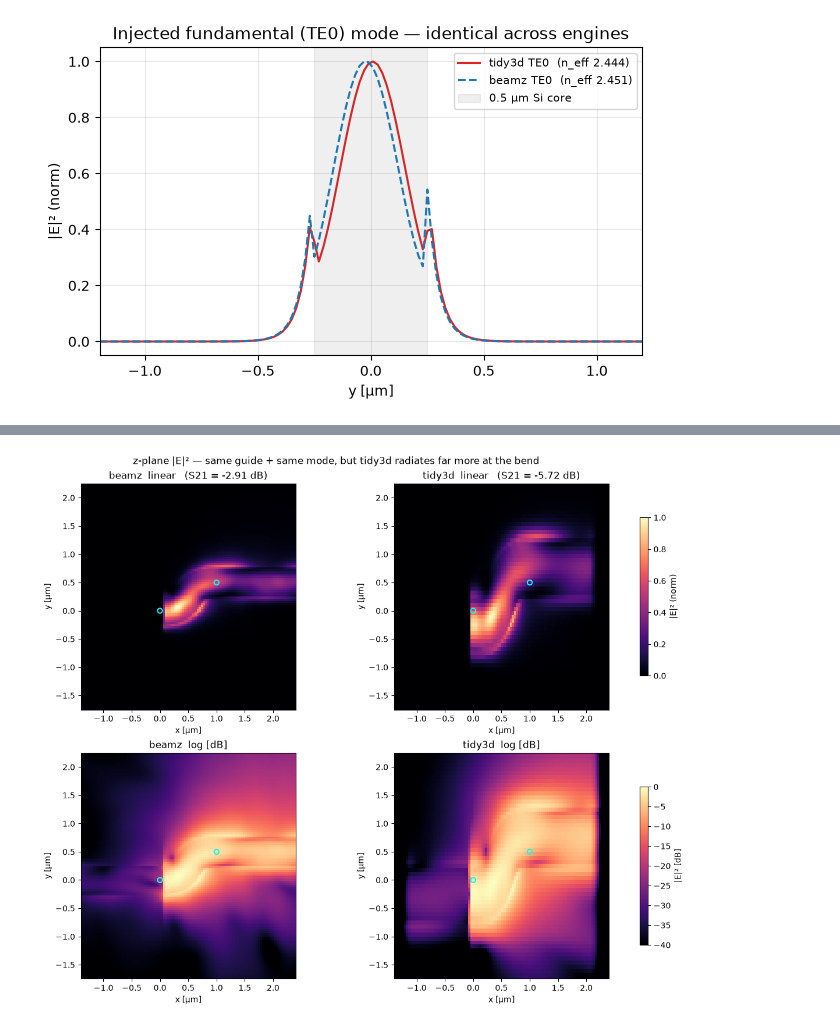
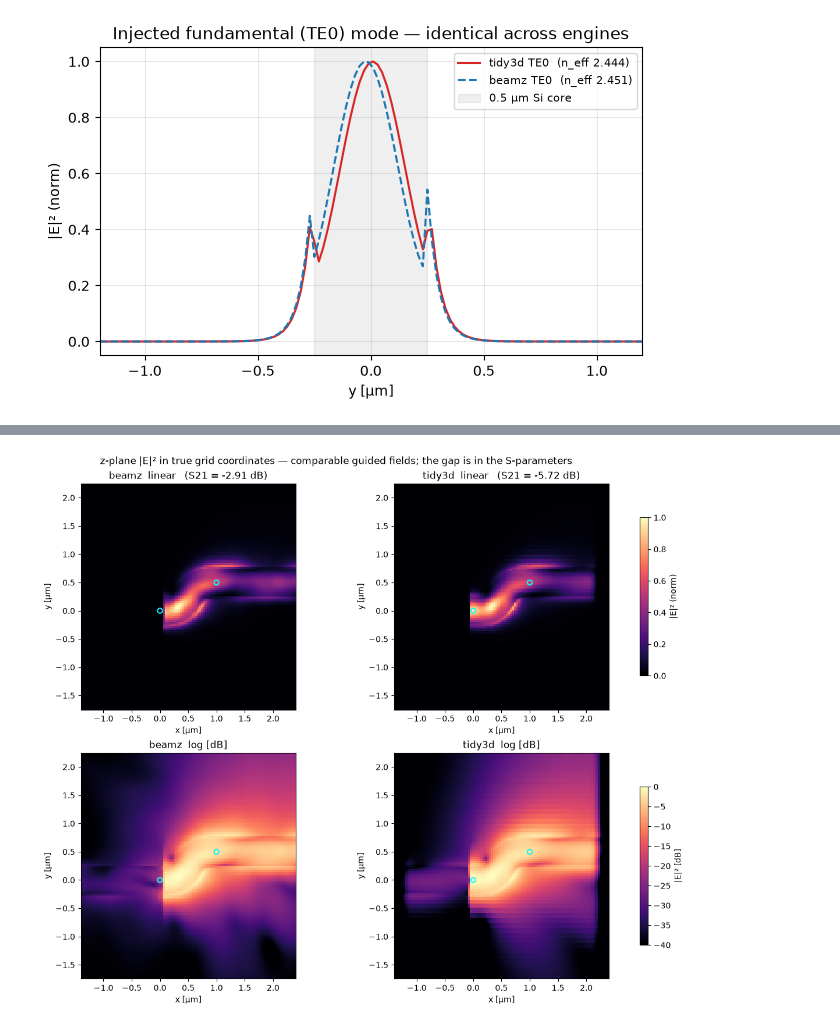
Before and after one commit to SiEPIC/gds_fdtd, a Jupyter notebook: examples/06_convergence_and_caching/06_convergence_and_caching.ipynb, the cells around one changed output, grey strips where cells are left out. Drawn from its saved outputs; the diff is of its cells as text; code cells hidden in the pictures.

```diff
--- a/examples/06_convergence_and_caching/06_convergence_and_caching.ipynb
+++ b/examples/06_convergence_and_caching/06_convergence_and_caching.ipynb
@@ -203,31 +215,33 @@ to its own peak; cyan rings mark the two ports.
 # %%
 bz = np.load(REC / "sbend_beamz_field.npz")
 t3 = np.load(REC / "sbend_tidy3d_field.npz")
 bw, bh = float(bz["width_um"]), float(bz["height_um"])
 cx, cy = sbend.bounds.x_center, sbend.bounds.y_center  # beamz's 0-based frame -> device coords
-b_ext = [cx - bw / 2, cx + bw / 2, cy - bh / 2, cy + bh / 2]
-t_ext = [t3["x"].min(), t3["x"].max(), t3["y"].min(), t3["y"].max()]
-panels = [("beamz", bz["E2"], b_ext, float(bz["s21"])),
-          ("tidy3d", t3["E2"].T, t_ext, float(t3["s21"]))]
+# beamz: uniform grid -> cell-center coordinate vectors in device µm
+b_x = np.linspace(cx - bw / 2, cx + bw / 2, bz["E2"].shape[1])
+b_y = np.linspace(cy - bh / 2, cy + bh / 2, bz["E2"].shape[0])
+# tidy3d: NON-uniform adaptive grid -> use its real cell coordinates
+panels = [("beamz", b_x, b_y, bz["E2"], float(bz["s21"])),
+          ("tidy3d", t3["x"], t3["y"], t3["E2"].T, float(t3["s21"]))]
 
 fig, ax = plt.subplots(2, 2, figsize=(12, 9.5), constrained_layout=True)
-for col, (name, e2, ext, s21) in enumerate(panels):
+for col, (name, gx, gy, e2, s21) in enumerate(panels):
     en = e2 / e2.max()
-    im_lin = ax[0, col].imshow(en, extent=ext, origin="lower", aspect="equal",
-                               cmap="magma", vmin=0, vmax=1)
+    im_lin = ax[0, col].pcolormesh(gx, gy, en, shading="nearest", cmap="magma", vmin=0, vmax=1)
     ax[0, col].set_title(f"{name}  linear   (S21 = {s21:+.2f} dB)")
-    im_log = ax[1, col].imshow(10 * np.log10(np.clip(en, 1e-4, 1)), extent=ext, origin="lower",
-                               aspect="equal", cmap="magma", vmin=-40, vmax=0)
+    im_log = ax[1, col].pcolormesh(gx, gy, 10 * np.log10(np.clip(en, 1e-4, 1)),
+                                   shading="nearest", cmap="magma", vmin=-40, vmax=0)
     ax[1, col].set_title(f"{name}  log [dB]")
     for r in (0, 1):
         ax[r, col].scatter([0, 1], [0, 0.5], s=36, edgecolor="cyan", facecolor="none", lw=1.5)
         ax[r, col].set_xlim(cx - 1.9, cx + 1.9)
         ax[r, col].set_ylim(cy - 2, cy + 2)
+        ax[r, col].set_aspect("equal")
         ax[r, col].set_xlabel("x [µm]")
         ax[r, col].set_ylabel("y [µm]")
 fig.colorbar(im_lin, ax=ax[0, :], label="|E|² (norm)", shrink=0.7)
 fig.colorbar(im_log, ax=ax[1, :], label="|E|² [dB]", shrink=0.7)
-fig.suptitle("z-plane |E|² — same guide + same mode, but tidy3d radiates far more at the bend")
+fig.suptitle("z-plane |E|² in true grid coordinates — comparable guided fields; the gap is in the S-parameters")
 plt.show()
 # %% [output]
-[figure, old version]
+[figure, new version]
```
Also changed, not shown: parts of 5 cells of this notebook, 7 other files.
